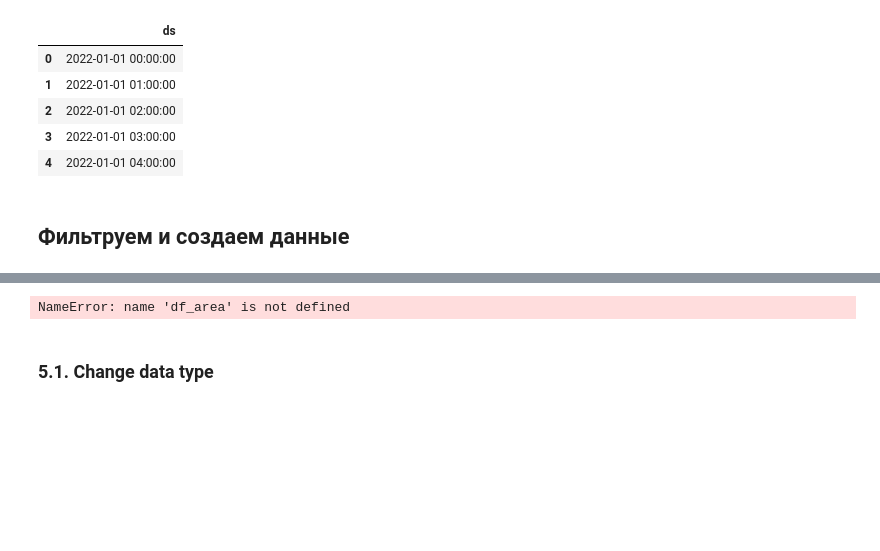
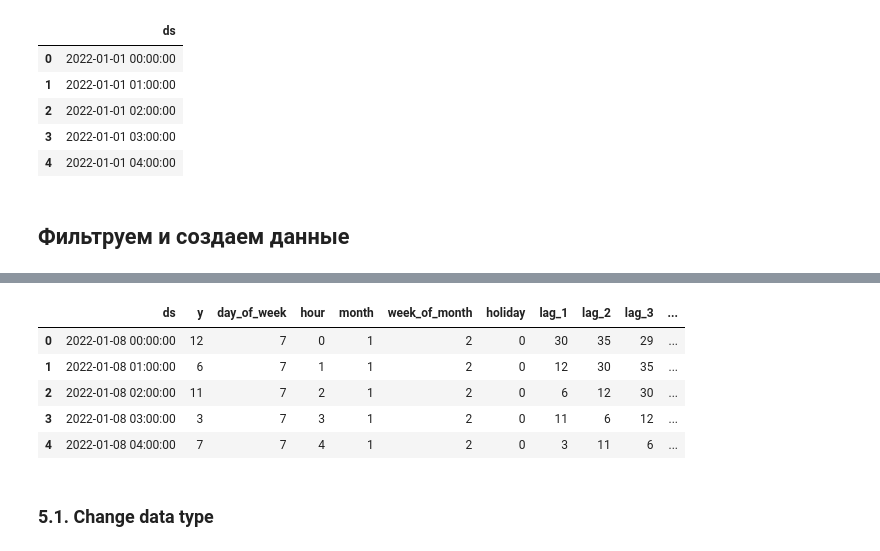
Before and after one commit to suartDS/predicting-number-required-taxis-time-series, a Jupyter notebook: timeseries-value-of-taxi-redict-by-community-area.ipynb, the cells around one changed output, grey strips where cells are left out. Cells and saved outputs as stored; diff of their text form; code cells hidden in the pictures; blank space fills up the shorter version.

Commit message:
Kaggle Notebook | Timeseries value of Taxi redict by community area | Version 13

```diff
--- a/timeseries-value-of-taxi-redict-by-community-area.ipynb
+++ b/timeseries-value-of-taxi-redict-by-community-area.ipynb
@@ -128,5 +109,3 @@ df_1 = spark.read.csv(file_path_1,
-# %%
-df = df_1
 # %% [markdown]
 **Размер датафрейма**
 # %%
@@ -544,7 +516,7 @@ AREA = 32
 # %% [markdown]
 ## 4.1. **Создаем Range из даты начала и окончания**
 # %%
-def generate_series(start, stop, interval):
+def generate_series(start, stop, interval) -> DataFrame:
     """
     :param start  - lower bound, inclusive
     :param stop   - upper bound, exclusive
@@ -600,7 +572,7 @@ date_range_t.toPandas().head(5)
 # %% [markdown]
 ## Фильтруем и создаем данные
 # %%
-def create_buckets(df_t: pyspark.sql.dataframe.DataFrame, date_range_t:  pyspark.sql.dataframe.DataFrame, area: int) -> pyspark.sql.dataframe.DataFrame :
+def create_buckets(df_t: DataFrame, date_range_t: DataFrame, area: int) -> DataFrame :
     """
     """
 
@@ -638,7 +610,6 @@ def create_buckets(df_t: pyspark.sql.dataframe.DataFrame, date_range_t:  pyspark
 
     df_area = df_area.withColumn('holiday', holidayUDF(F.col('ds')))
 
-
     #Add After Holiday feature
     # w = Window().partitionBy().orderBy('start_date_hour_t')
     # df_area = df_area.withColumn("after_holiday", F.lag(F.col('holiday'), 1).over(w).cast("short"))
@@ -661,7 +632,7 @@ def create_buckets(df_t: pyspark.sql.dataframe.DataFrame, date_range_t:  pyspark
 
     return df_area
 # %%
-df_a = create_buckets(df, date_range_t, 32)
+df_a = create_buckets(df, date_range_t, 32).cache()
 # %%
 df_a.show()
 # %% [output]
@@ -686,10 +656,12 @@ only showing top 20 rows
-# %%
-#Check
-df_area.filter(F.col('y').isNull()).show()
-# %% [output]
-NameError: name 'df_area' is not defined
 # %%
-df_area.limit(5).toPandas()
+df_a.limit(5).toPandas()
+# %% [output]
+|  | ds | y | day_of_week | hour | month | week_of_month | holiday | lag_1 | lag_2 | lag_3 | ... |
+| 0 | 2022-01-08 00:00:00 | 12 | 7 | 0 | 1 | 2 | 0 | 30 | 35 | 29 | ... |
+| 1 | 2022-01-08 01:00:00 | 6 | 7 | 1 | 1 | 2 | 0 | 12 | 30 | 35 | ... |
+| 2 | 2022-01-08 02:00:00 | 11 | 7 | 2 | 1 | 2 | 0 | 6 | 12 | 30 | ... |
+| 3 | 2022-01-08 03:00:00 | 3 | 7 | 3 | 1 | 2 | 0 | 11 | 6 | 12 | ... |
+| 4 | 2022-01-08 04:00:00 | 7 | 7 | 4 | 1 | 2 | 0 | 3 | 11 | 6 | ... |
 # %% [markdown]
 ### 5.1. Change data type
 # %%
```
Also changed, not shown: parts of 64 cells of this notebook.
